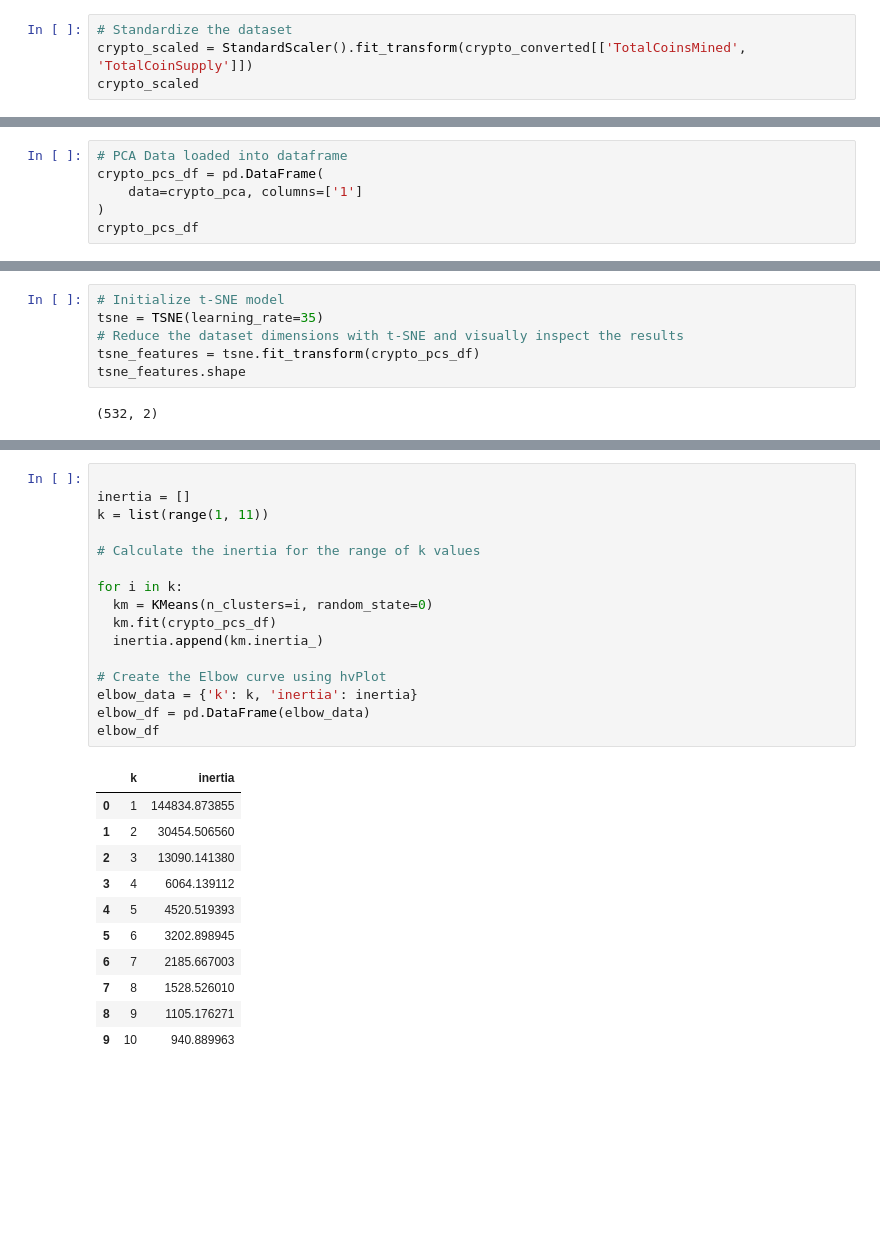
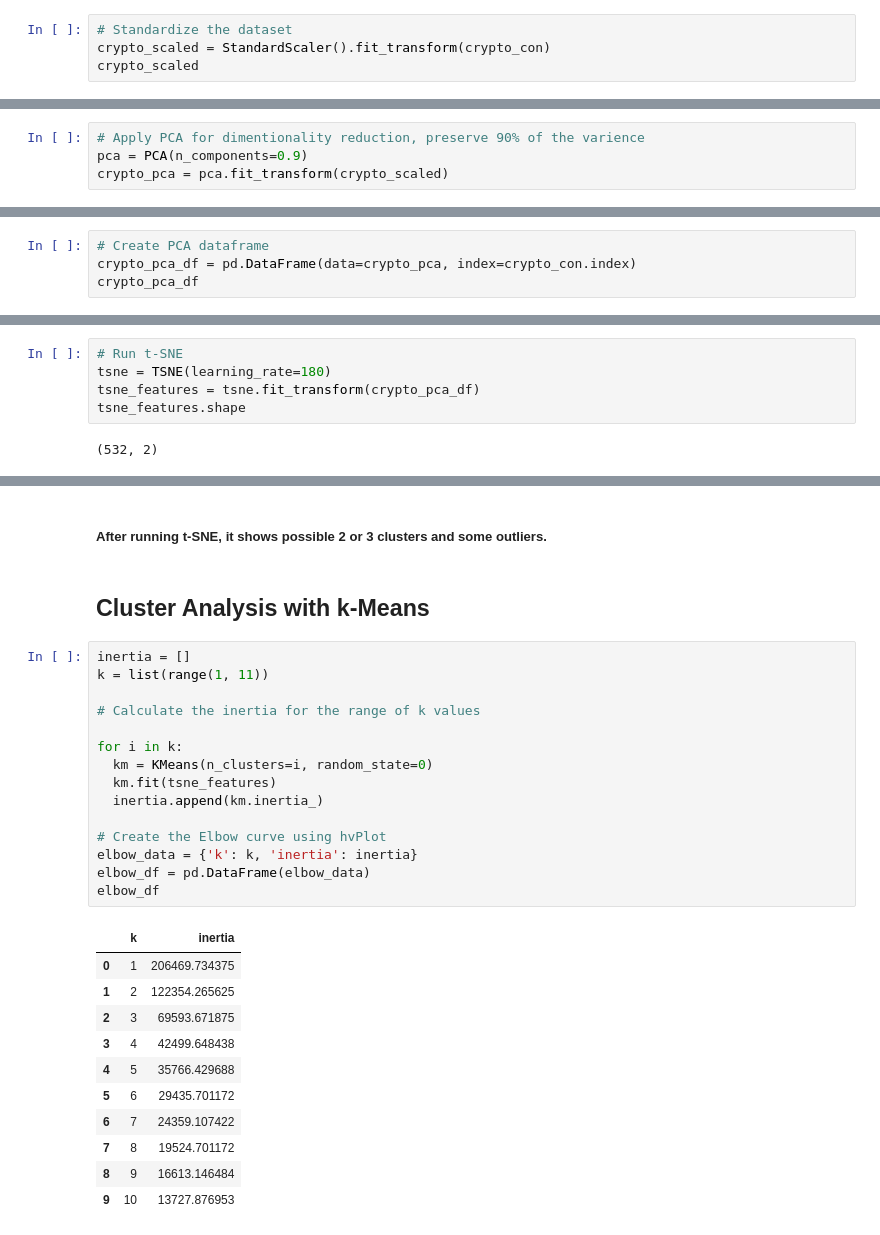
Before and after one commit to KeSavanh/unsupervised_ML_challenge, a Jupyter notebook: crypto_ml.ipynb, the cells around one changed output, grey strips where cells are left out. Drawn from its saved outputs; the diff is of its cells as text; blank space fills up the shorter version.

```diff
--- a/crypto_ml.ipynb
+++ b/crypto_ml.ipynb
@@ -142,5 +88,5 @@ memory usage: 20.8+ KB
 # %%
 # Standardize the dataset
-crypto_scaled = StandardScaler().fit_transform(crypto_converted[['TotalCoinsMined', 'TotalCoinSupply']])
+crypto_scaled = StandardScaler().fit_transform(crypto_con)
 crypto_scaled
 # %% [output]
@@ -178,3 +108,7 @@ crypto_pca  = pca.fit_transform(new_df)
+# %%
+# Apply PCA for dimentionality reduction, preserve 90% of the varience
+pca = PCA(n_components=0.9)
+crypto_pca = pca.fit_transform(crypto_scaled)
 # %%
 crypto_pca.shape
 # %% [output]
@@ -191,7 +135,5 @@ array([0.96174048])
 # %%
-# PCA Data loaded into dataframe
-crypto_pcs_df = pd.DataFrame(
-    data=crypto_pca, columns=['1']
-)
-crypto_pcs_df
+# Create PCA dataframe
+crypto_pca_df = pd.DataFrame(data=crypto_pca, index=crypto_con.index)
+crypto_pca_df
 # %% [output]
@@ -211,8 +153,7 @@ crypto_pcs_df
 # %%
-# Initialize t-SNE model
-tsne = TSNE(learning_rate=35)
-# Reduce the dataset dimensions with t-SNE and visually inspect the results
-tsne_features = tsne.fit_transform(crypto_pcs_df)
+# Run t-SNE
+tsne = TSNE(learning_rate=180)
+tsne_features = tsne.fit_transform(crypto_pca_df)
 tsne_features.shape
 # %% [output]
 (532, 2)
@@ -225,31 +166,34 @@ plt.show()
+# %% [markdown]
+##### After running t-SNE, it shows possible 2 or 3 clusters and some outliers.
+# %% [markdown]
+## Cluster Analysis with k-Means
 # %%
-
 inertia = []
 k = list(range(1, 11))
 
 # Calculate the inertia for the range of k values
 
 for i in k:
   km = KMeans(n_clusters=i, random_state=0)
-  km.fit(crypto_pcs_df)
+  km.fit(tsne_features)
   inertia.append(km.inertia_)
 
 # Create the Elbow curve using hvPlot
 elbow_data = {'k': k, 'inertia': inertia}
 elbow_df = pd.DataFrame(elbow_data)
 elbow_df
 # %% [output]
 |  | k | inertia |
-| 0 | 1 | 144834.873855 |
-| 1 | 2 | 30454.506560 |
-| 2 | 3 | 13090.141380 |
-| 3 | 4 | 6064.139112 |
-| 4 | 5 | 4520.519393 |
-| 5 | 6 | 3202.898945 |
-| 6 | 7 | 2185.667003 |
-| 7 | 8 | 1528.526010 |
-| 8 | 9 | 1105.176271 |
-| 9 | 10 | 940.889963 |
+| 0 | 1 | 206469.734375 |
+| 1 | 2 | 122354.265625 |
+| 2 | 3 | 69593.671875 |
+| 3 | 4 | 42499.648438 |
+| 4 | 5 | 35766.429688 |
+| 5 | 6 | 29435.701172 |
+| 6 | 7 | 24359.107422 |
+| 7 | 8 | 19524.701172 |
+| 8 | 9 | 16613.146484 |
+| 9 | 10 | 13727.876953 |
 # %%
 # Plot the elbow curve to find the best candidate(s) for k
 plt.plot(elbow_df['k'], elbow_df['inertia'])
```
Also changed, not shown: parts of 25 cells of this notebook, 1 other file.
